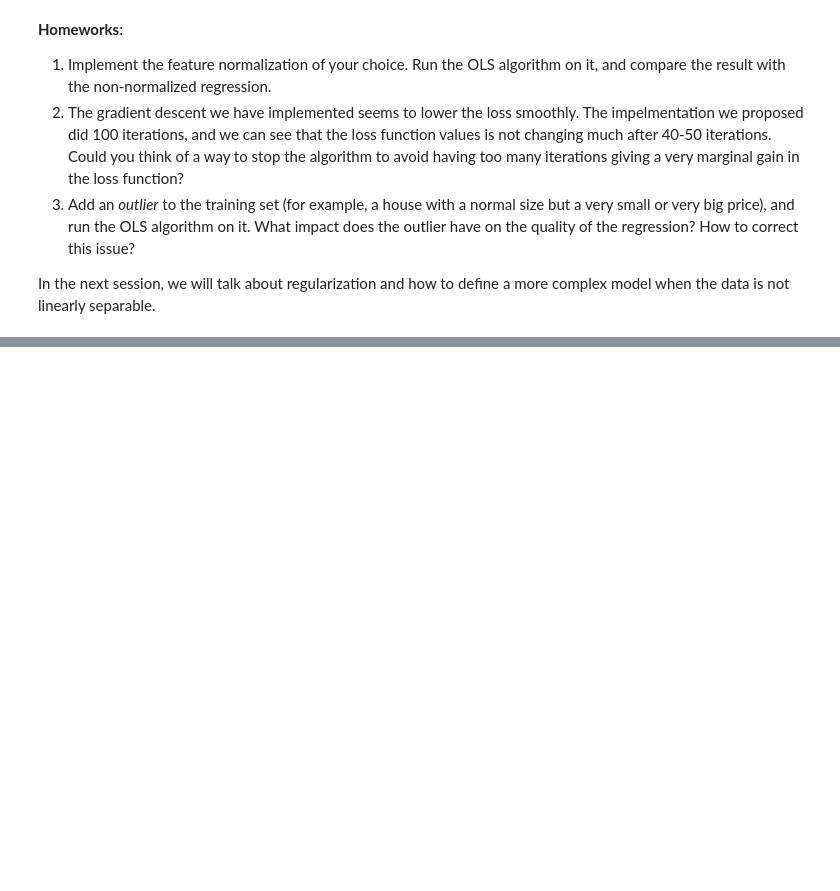
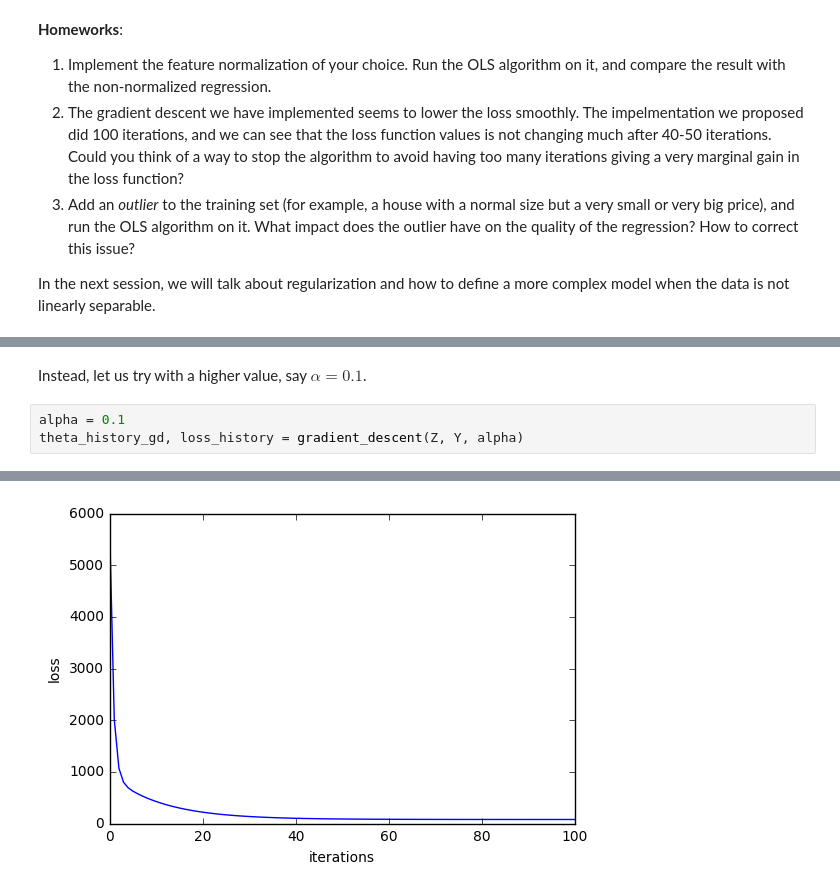
Before and after one commit to azubiolo/lectures, a Jupyter notebook: ml_from_scratch/4_least-squares_continued/least-squares.ipynb, the cells around one changed output, grey strips where cells are left out. Cells and saved outputs as stored; diff of their text form; blank space fills up the shorter version.

```diff
--- a/ml_from_scratch/4_least-squares_continued/least-squares.ipynb
+++ b/ml_from_scratch/4_least-squares_continued/least-squares.ipynb
@@ -382,0 +445,6 @@ In the next session, we will talk about regularization and how to define a more
+# %% [markdown]
+Instead, let us try with a higher value, say $\alpha = 0.1$.
+# %%
+alpha = 0.1
+theta_history_gd, loss_history = gradient_descent(Z, Y, alpha)
+# %% [output]
@@ -382,0 +452 @@ In the next session, we will talk about regularization and how to define a more
+[figure, added]
```
Also changed, not shown: parts of 28 cells of this notebook.
